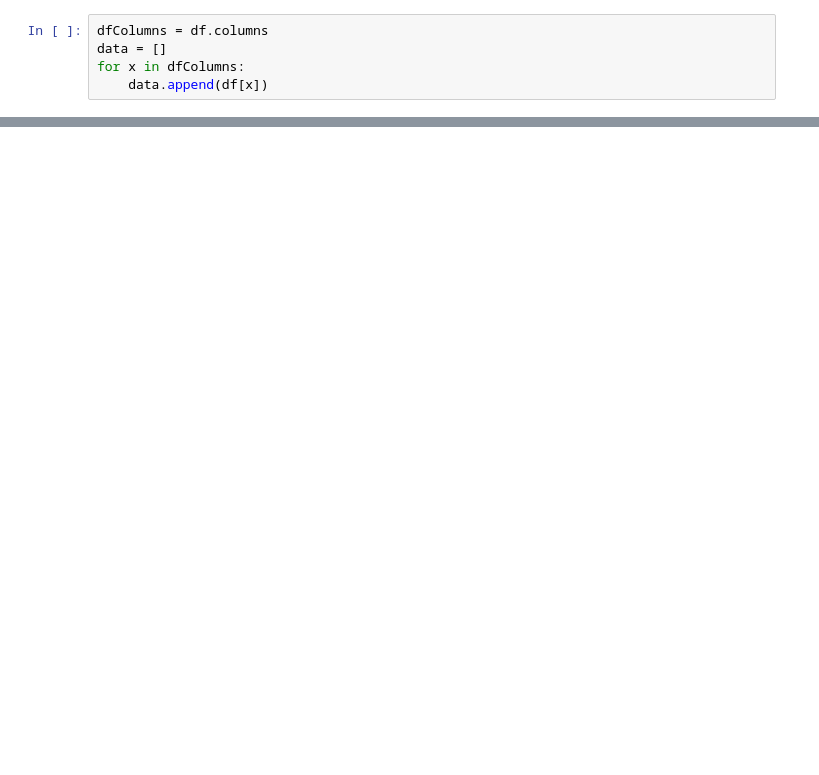
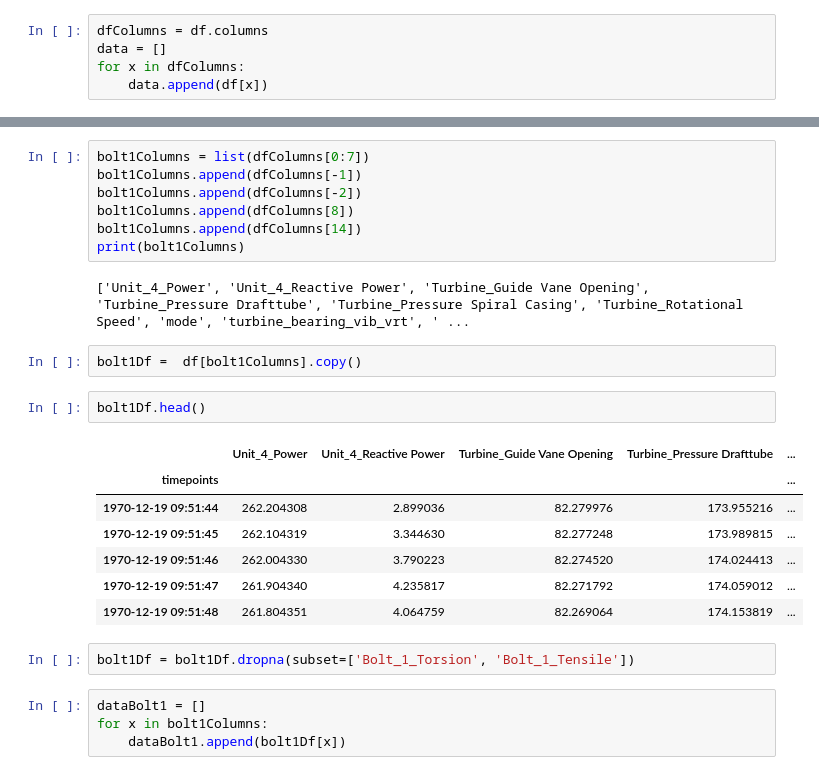
Before and after one commit to sysco-middleware/krafthack2022onsite, a Jupyter notebook: HackatonWorkbook.ipynb, the cells around one changed output, grey strips where cells are left out. Cells and saved outputs as stored; diff of their text form; blank space fills up the shorter version.

Commit message:
updated splitting by bolt and operation mode
u

```diff
--- a/HackatonWorkbook.ipynb
+++ b/HackatonWorkbook.ipynb
@@ -67,0 +66,27 @@ plt.show()
+# %%
+bolt1Columns = list(dfColumns[0:7])
+bolt1Columns.append(dfColumns[-1])
+bolt1Columns.append(dfColumns[-2])
+bolt1Columns.append(dfColumns[8])
+bolt1Columns.append(dfColumns[14])
+print(bolt1Columns)
+# %% [output]
+['Unit_4_Power', 'Unit_4_Reactive Power', 'Turbine_Guide Vane Opening', 'Turbine_Pressure Drafttube', 'Turbine_Pressure Spiral Casing', 'Turbine_Rotational Speed', 'mode', 'turbine_bearing_vib_vrt', ' ...
+# %%
+bolt1Df =  df[bolt1Columns].copy()
+# %%
+bolt1Df.head()
+# %% [output]
+|  | Unit_4_Power | Unit_4_Reactive Power | Turbine_Guide Vane Opening | Turbine_Pressure Drafttube | ... |
+| timepoints |  |  |  |  | ... |
+| 1970-12-19 09:51:44 | 262.204308 | 2.899036 | 82.279976 | 173.955216 | ... |
+| 1970-12-19 09:51:45 | 262.104319 | 3.344630 | 82.277248 | 173.989815 | ... |
+| 1970-12-19 09:51:46 | 262.004330 | 3.790223 | 82.274520 | 174.024413 | ... |
+| 1970-12-19 09:51:47 | 261.904340 | 4.235817 | 82.271792 | 174.059012 | ... |
+| 1970-12-19 09:51:48 | 261.804351 | 4.064759 | 82.269064 | 174.153819 | ... |
+# %%
+bolt1Df = bolt1Df.dropna(subset=['Bolt_1_Torsion', 'Bolt_1_Tensile'])
+# %%
+dataBolt1 = []
+for x in bolt1Columns:
+    dataBolt1.append(bolt1Df[x])
```
Also changed, not shown: parts of 15 cells of this notebook, 1 other file.
